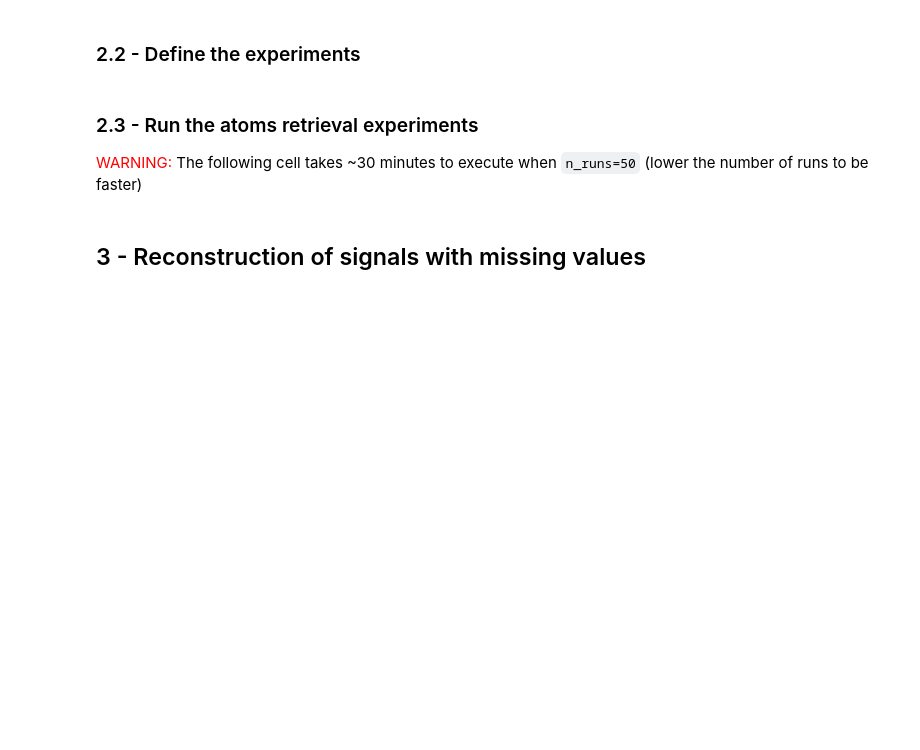
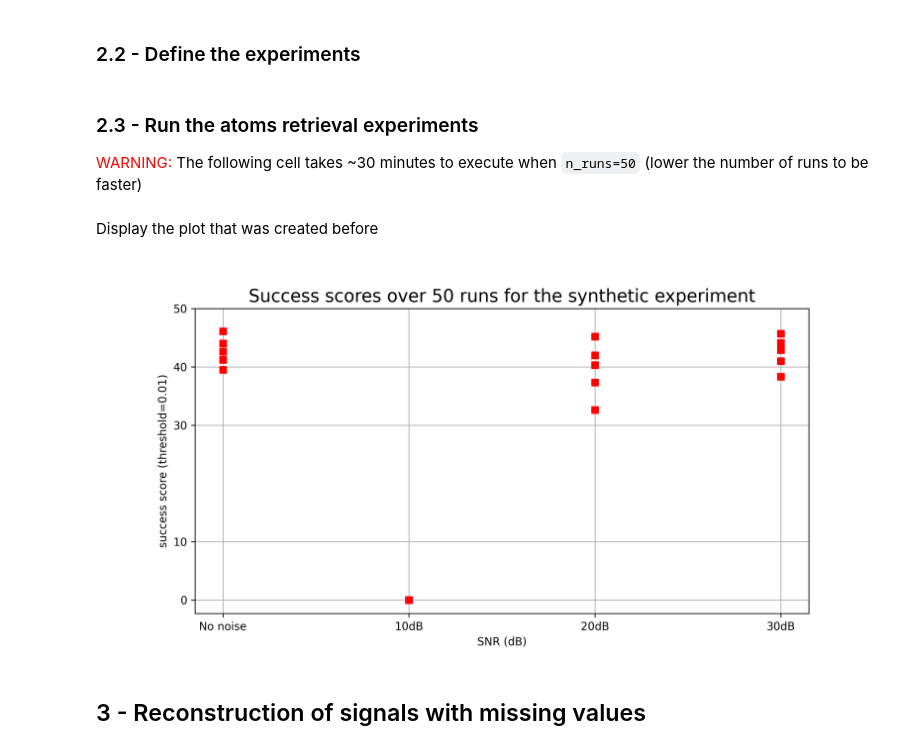
Before and after one commit to t0m1ab/K-SVD, a Jupyter notebook: Projet_KSVD_clean.ipynb, the cells around one changed output. Cells and saved outputs as stored; diff of their text form; code cells hidden in the pictures; blank space fills up the shorter version.

Commit message:
add plots to notebook

```diff
--- a/Projet_KSVD_clean.ipynb
+++ b/Projet_KSVD_clean.ipynb
@@ -836,6 +836,12 @@ plot_results_synthetic_exp(
     plot_groups=False,
     group_size=10,
 )
+# %% [markdown]
+Display the plot that was created before
+# %%
+display(Image.open("outputs/synthetic_experiments/success_scores.png"))
+# %% [output]
+[figure, added]
 # %% [markdown]
 ## 3 - Reconstruction of signals with missing values
 # %% [markdown]
```
Also changed, not shown: parts of 6 cells of this notebook.
